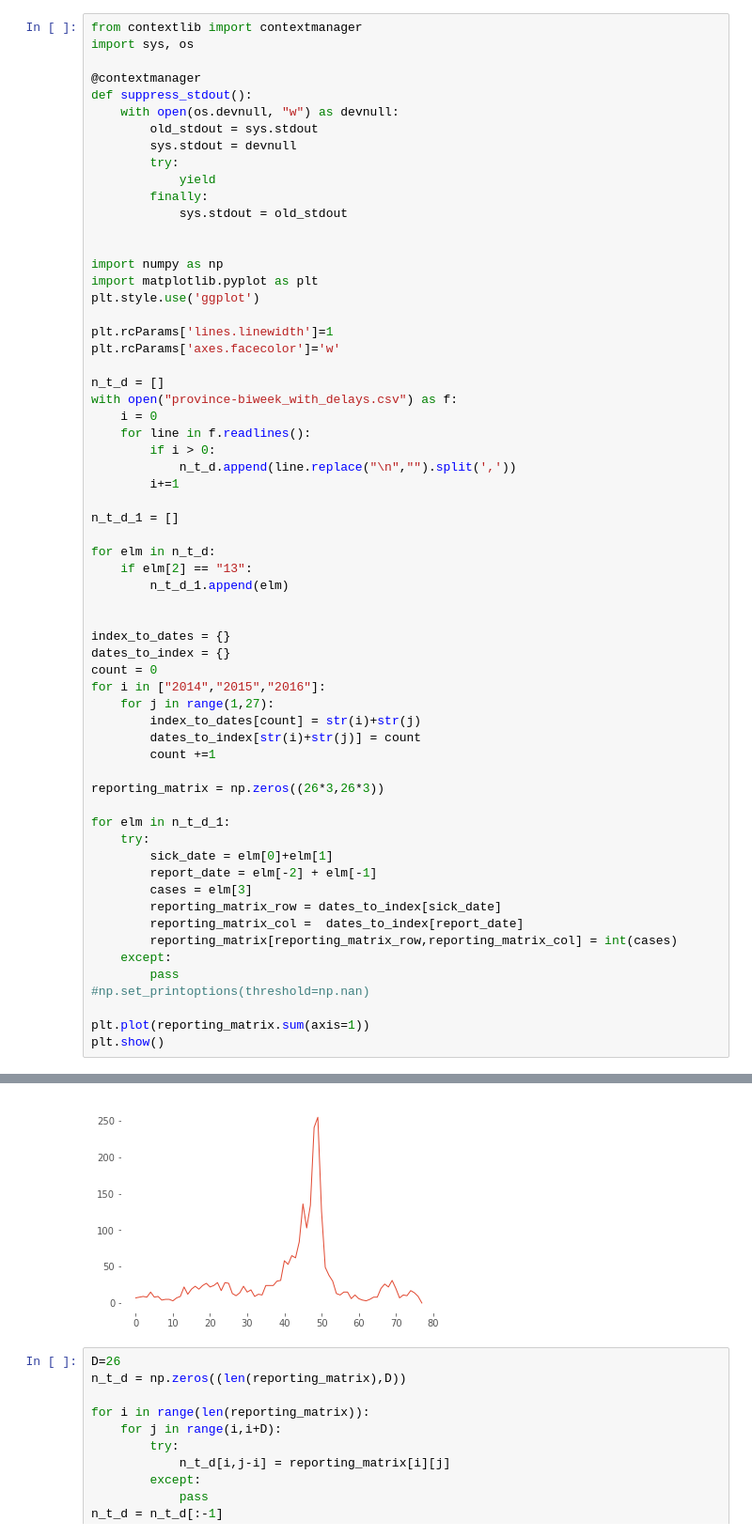
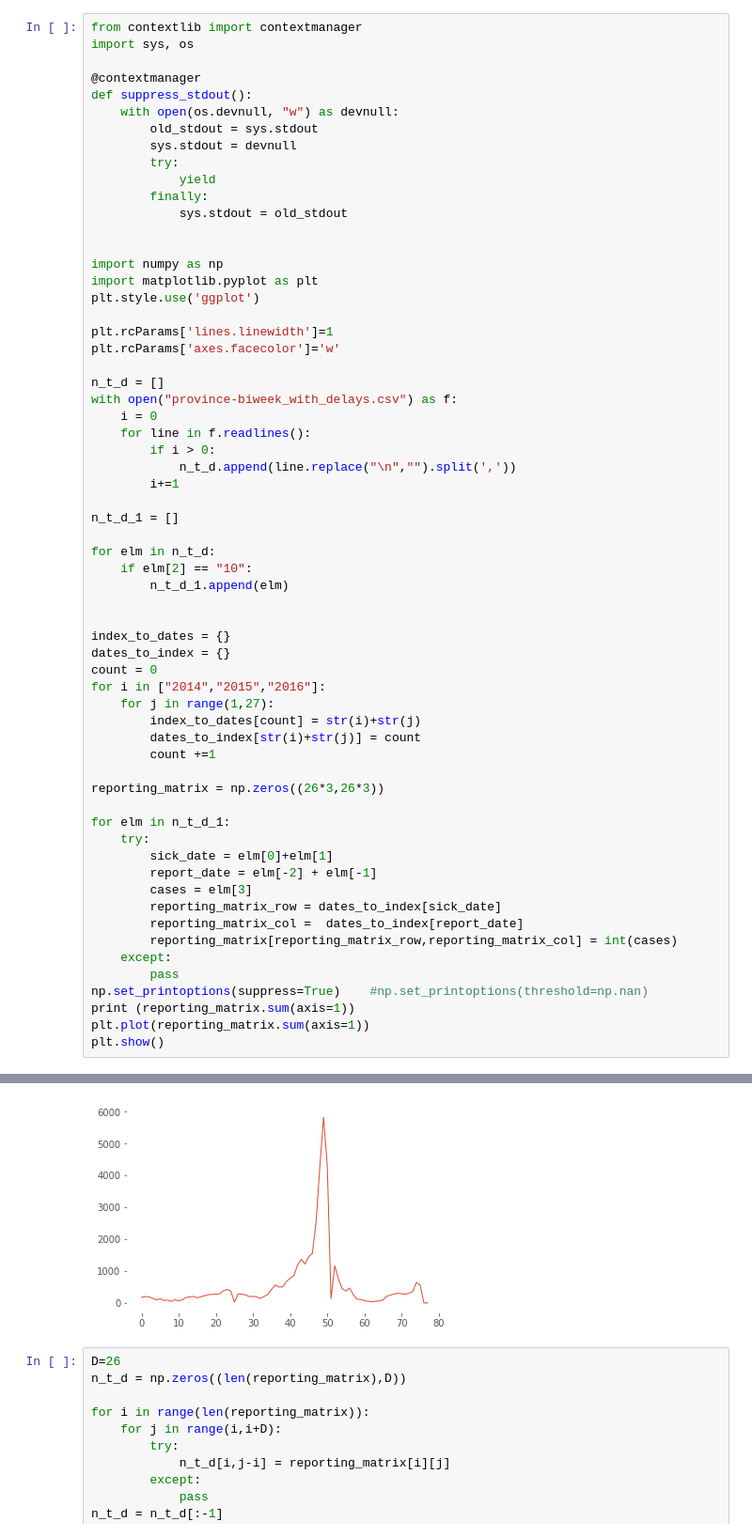
Before and after one commit to gcgibson/reporting_delay, a Jupyter notebook: real_data.ipynb, the cells around one changed output, grey strips where cells are left out. Shown at 94% size. Cells and saved outputs as stored; diff of their text form.

```diff
--- a/real_data.ipynb
+++ b/real_data.ipynb
@@ -31,7 +31,7 @@ with open("province-biweek_with_delays.csv") as f:
 n_t_d_1 = []
 
 for elm in n_t_d:
-    if elm[2] == "13":
+    if elm[2] == "10":
         n_t_d_1.append(elm)
 
 
@@ -56,8 +56,8 @@ for elm in n_t_d_1:
         reporting_matrix[reporting_matrix_row,reporting_matrix_col] = int(cases)
     except:
         pass
-#np.set_printoptions(threshold=np.nan)
-
+np.set_printoptions(suppress=True)    #np.set_printoptions(threshold=np.nan)
+print (reporting_matrix.sum(axis=1))
 plt.plot(reporting_matrix.sum(axis=1))
 plt.show()
 # %% [output]
@@ -64,4 +71,4 @@ plt.show()
-[figure, old version]
+[figure, new version]
 # %%
 D=26
 n_t_d = np.zeros((len(reporting_matrix),D))
```
Also changed, not shown: parts of 1 cell of this notebook, 4 other files.
